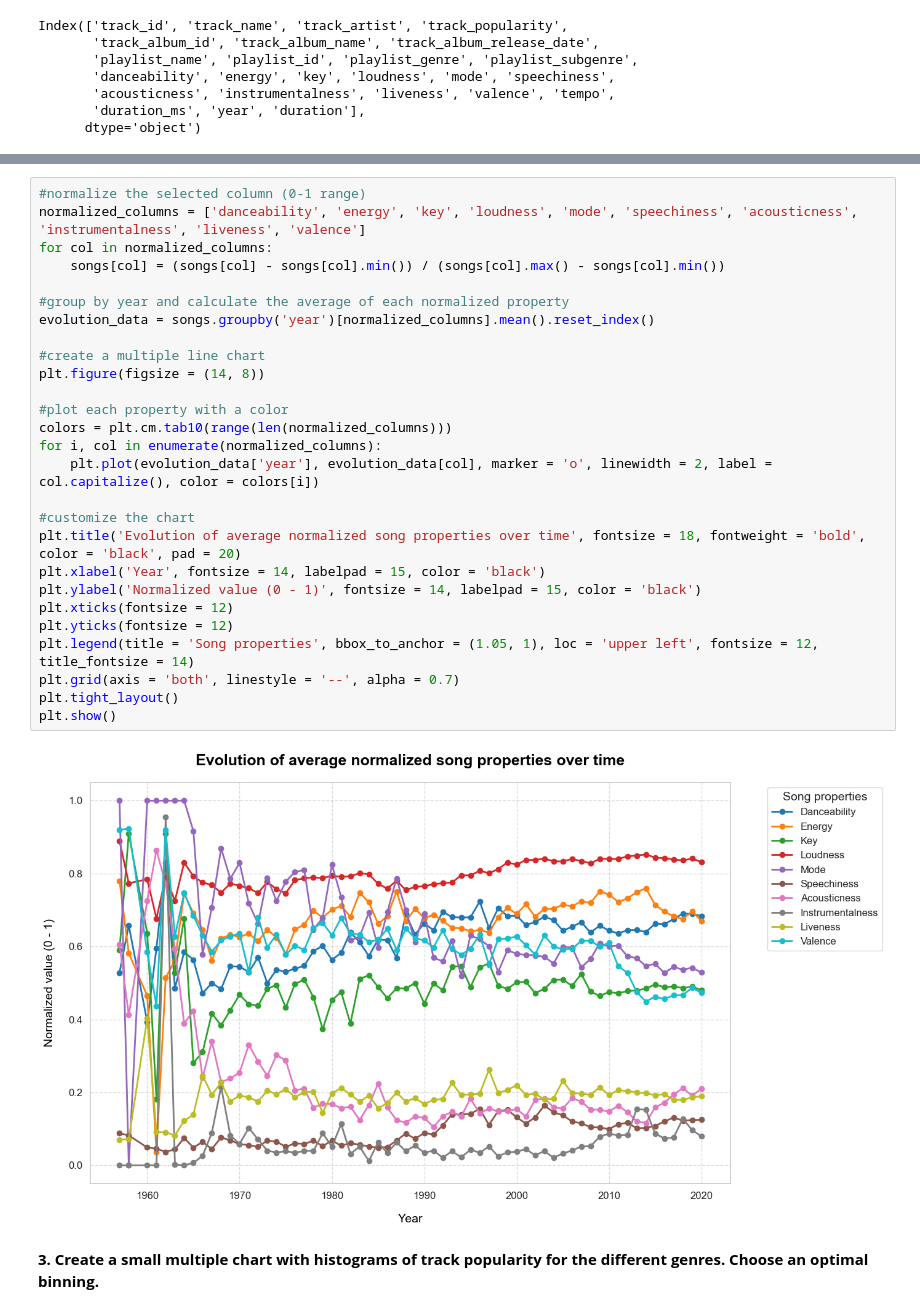
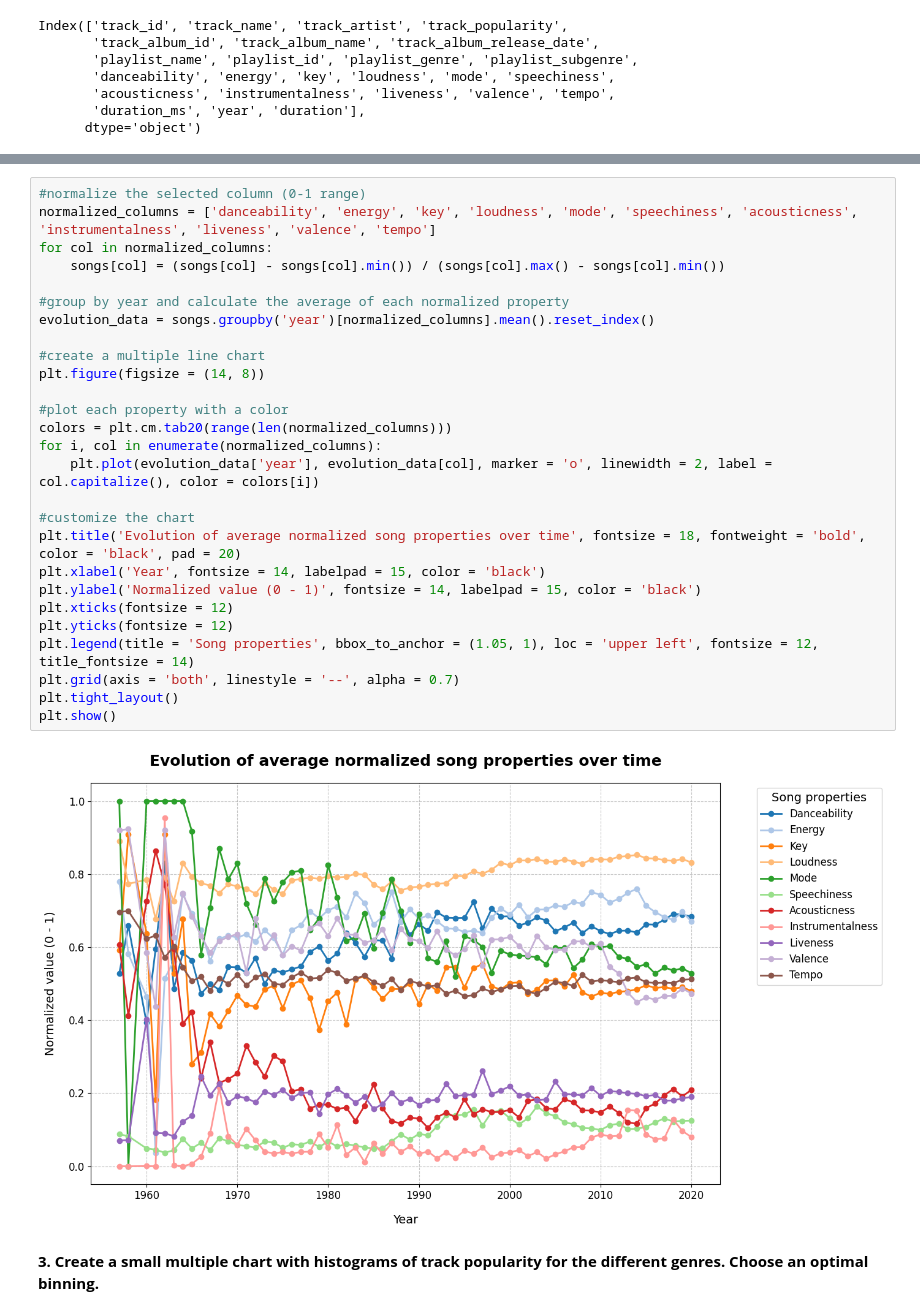
Before and after one commit to letizialanza01/Data_Vis_H1, a Jupyter notebook: DV_H1.ipynb, the cells around one changed output, grey strips where cells are left out. Saved outputs shown, nothing was run; the diff lists cells and outputs as text.

```diff
--- a/DV_H1.ipynb
+++ b/DV_H1.ipynb
@@ -159,32 +136,32 @@ plt.show()
 # %%
 #normalize the selected column (0-1 range)
-normalized_columns = ['danceability', 'energy', 'key', 'loudness', 'mode', 'speechiness', 'acousticness', 'instrumentalness', 'liveness', 'valence']
+normalized_columns = ['danceability', 'energy', 'key', 'loudness', 'mode', 'speechiness', 'acousticness', 'instrumentalness', 'liveness', 'valence', 'tempo']
 for col in normalized_columns:
     songs[col] = (songs[col] - songs[col].min()) / (songs[col].max() - songs[col].min())
 
 #group by year and calculate the average of each normalized property
 evolution_data = songs.groupby('year')[normalized_columns].mean().reset_index()
 
 #create a multiple line chart
 plt.figure(figsize = (14, 8))
 
 #plot each property with a color
-colors = plt.cm.tab10(range(len(normalized_columns)))
+colors = plt.cm.tab20(range(len(normalized_columns)))
 for i, col in enumerate(normalized_columns):
     plt.plot(evolution_data['year'], evolution_data[col], marker = 'o', linewidth = 2, label = col.capitalize(), color = colors[i])
 
 #customize the chart
 plt.title('Evolution of average normalized song properties over time', fontsize = 18, fontweight = 'bold', color = 'black', pad = 20)
 plt.xlabel('Year', fontsize = 14, labelpad = 15, color = 'black')
 plt.ylabel('Normalized value (0 - 1)', fontsize = 14, labelpad = 15, color = 'black')
 plt.xticks(fontsize = 12)
 plt.yticks(fontsize = 12)
 plt.legend(title = 'Song properties', bbox_to_anchor = (1.05, 1), loc = 'upper left', fontsize = 12, title_fontsize = 14)
 plt.grid(axis = 'both', linestyle = '--', alpha = 0.7)
 plt.tight_layout()
 plt.show()
 # %% [output]
-[figure, old version]
+[figure, new version]
 # %% [markdown]
 **3. Create a small multiple chart with histograms of track popularity for the different genres. Choose an optimal binning.**
 # %%
```
Also changed, not shown: parts of 9 cells of this notebook.
